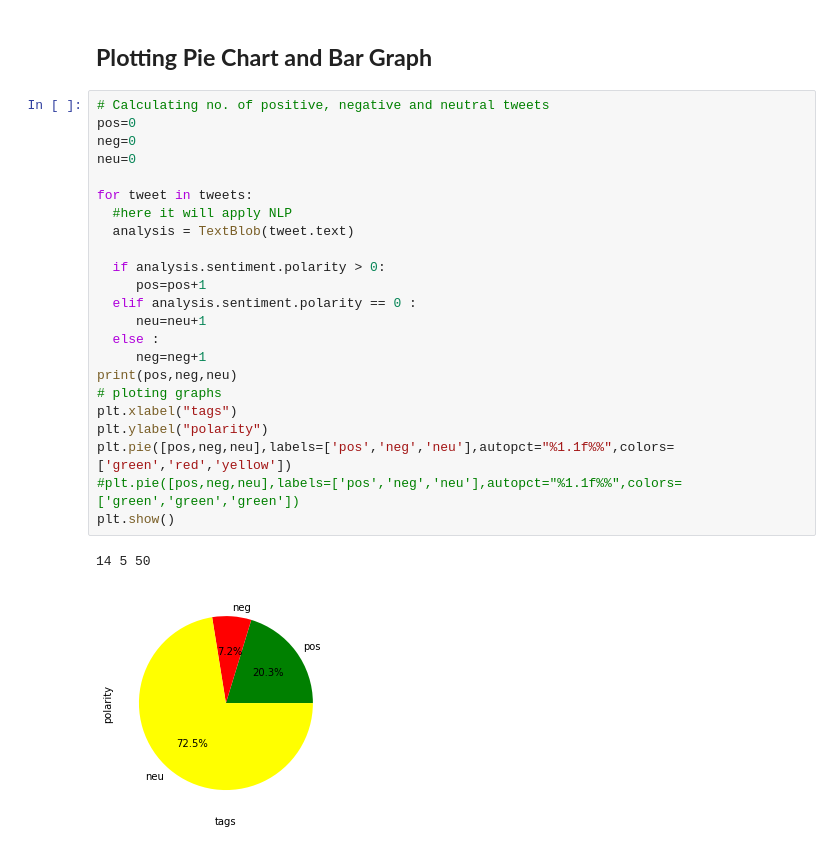
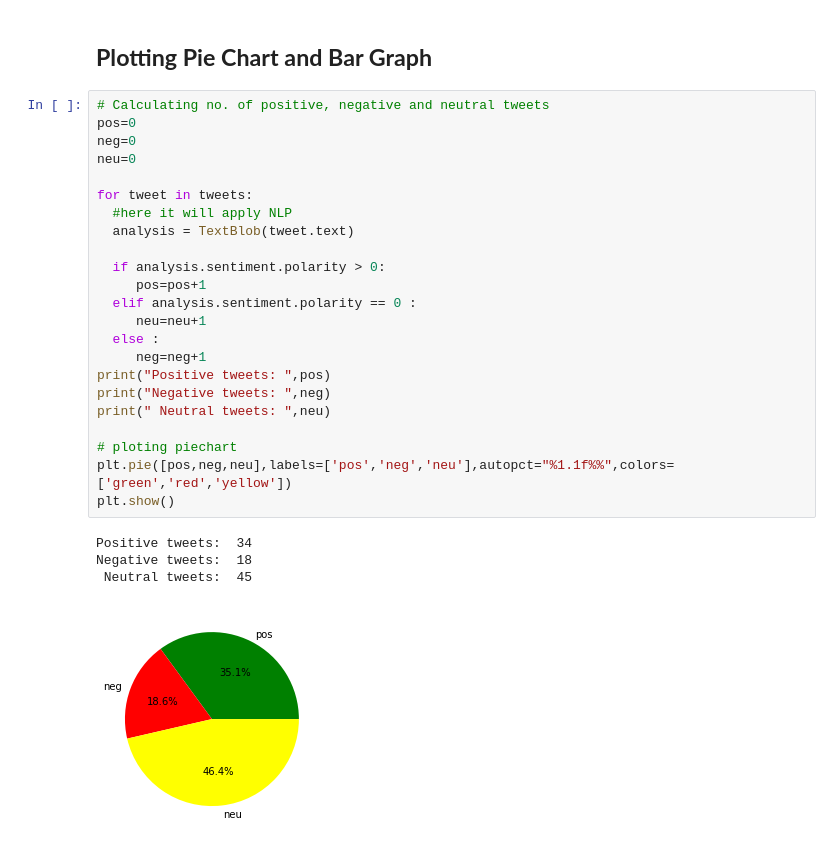
Before and after one commit to Amol1410/TwitterSentimentAnalysis, a Jupyter notebook: Twitter.ipynb, the cells around one changed output. Drawn from its saved outputs; the diff is of its cells as text.

```diff
--- a/Twitter.ipynb
+++ b/Twitter.ipynb
@@ -138,27 +133,29 @@ mammukka mammootti mammukka bheeshmaparvam 🕹️
 # %%
 # Calculating no. of positive, negative and neutral tweets
 pos=0
 neg=0
 neu=0
 
 for tweet in tweets:
   #here it will apply NLP
   analysis = TextBlob(tweet.text)
 
   if analysis.sentiment.polarity > 0:
      pos=pos+1
   elif analysis.sentiment.polarity == 0 :
      neu=neu+1
   else :
      neg=neg+1
-print(pos,neg,neu)
-# ploting graphs
-plt.xlabel("tags")
-plt.ylabel("polarity")
+print("Positive tweets: ",pos)
+print("Negative tweets: ",neg)
+print(" Neutral tweets: ",neu)
+
+# ploting piechart
 plt.pie([pos,neg,neu],labels=['pos','neg','neu'],autopct="%1.1f%%",colors=['green','red','yellow'])
-#plt.pie([pos,neg,neu],labels=['pos','neg','neu'],autopct="%1.1f%%",colors=['green','green','green'])
 plt.show()
 # %% [output]
-14 5 50
+Positive tweets:  34
+Negative tweets:  18
+ Neutral tweets:  45
-[figure, old version]
+[figure, new version]
 # %%
```
Also changed, not shown: parts of 6 cells of this notebook.
